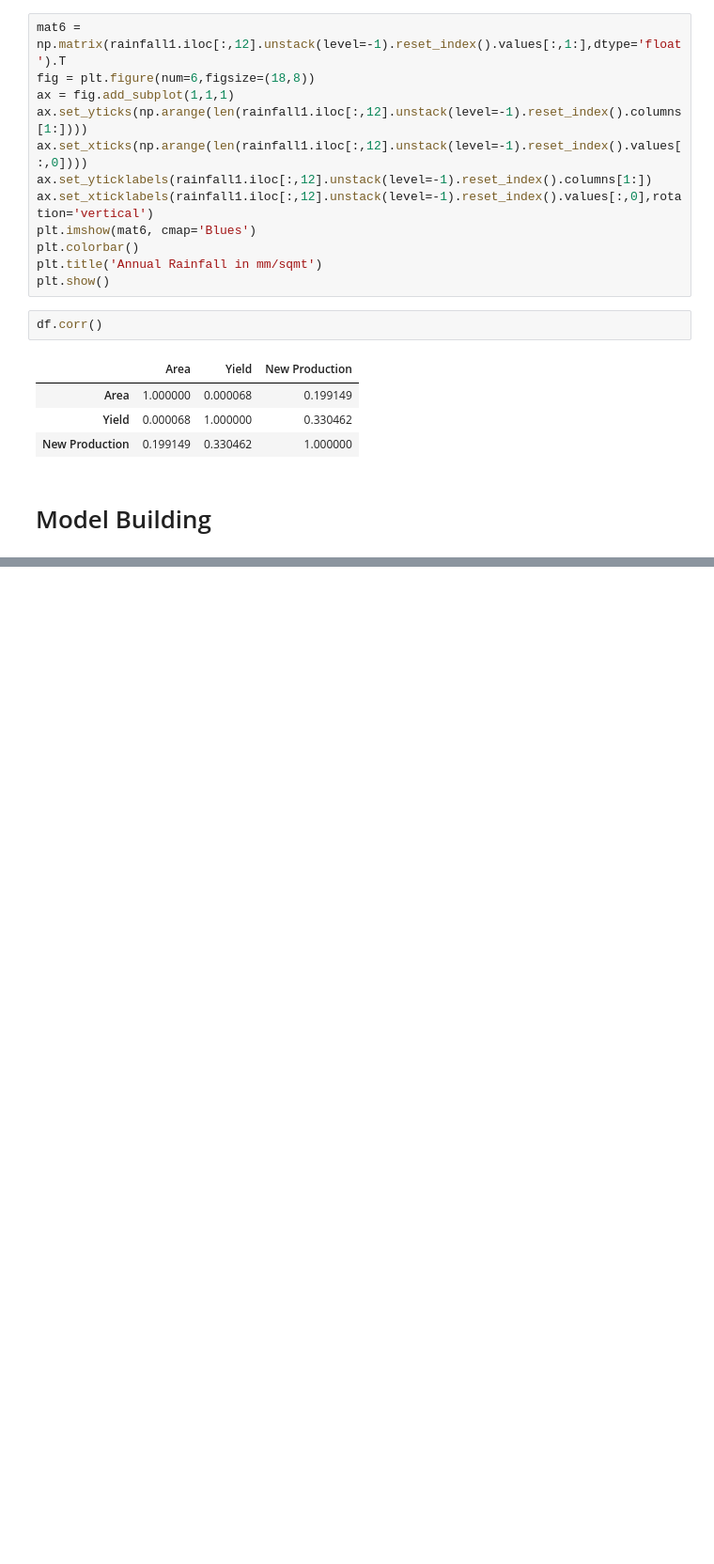
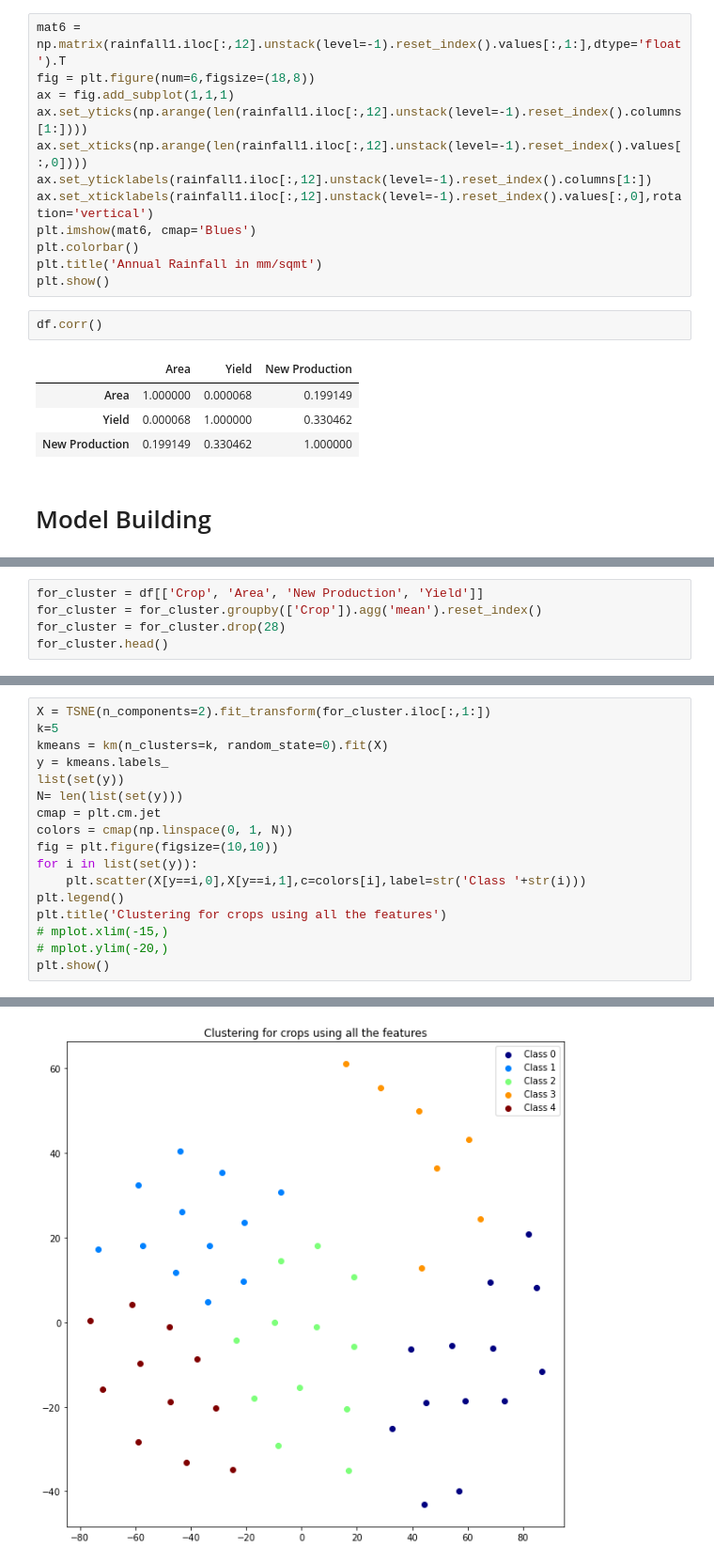
Before and after one commit to ank232/Crop-Analysis-Project-, a Jupyter notebook: eda new_data-set.ipynb, the cells around one changed output, grey strips where cells are left out. Shown at 94% size. Drawn from its saved outputs; the diff is of its cells as text; blank space fills up the shorter version.

Commit message:
updating notebook and data-plots

```diff
--- a/eda new_data-set.ipynb
+++ b/eda new_data-set.ipynb
@@ -542,0 +528,5 @@ df.corr()
+# %%
+for_cluster = df[['Crop', 'Area', 'New Production', 'Yield']]
+for_cluster = for_cluster.groupby(['Crop']).agg('mean').reset_index()
+for_cluster = for_cluster.drop(28)
+for_cluster.head()
@@ -542,0 +540,18 @@ df.corr()
+# %%
+X = TSNE(n_components=2).fit_transform(for_cluster.iloc[:,1:])
+k=5
+kmeans = km(n_clusters=k, random_state=0).fit(X)
+y = kmeans.labels_
+list(set(y))
+N= len(list(set(y)))
+cmap = plt.cm.jet
+colors = cmap(np.linspace(0, 1, N))
+fig = plt.figure(figsize=(10,10))
+for i in list(set(y)):
+    plt.scatter(X[y==i,0],X[y==i,1],c=colors[i],label=str('Class '+str(i)))
+plt.legend()
+plt.title('Clustering for crops using all the features')
+# mplot.xlim(-15,)
+# mplot.ylim(-20,)
+plt.show()
+# %% [output]
@@ -542,0 +563 @@ df.corr()
+[figure, added]
```
Also changed, not shown: parts of 19 cells of this notebook, 3 other files.
